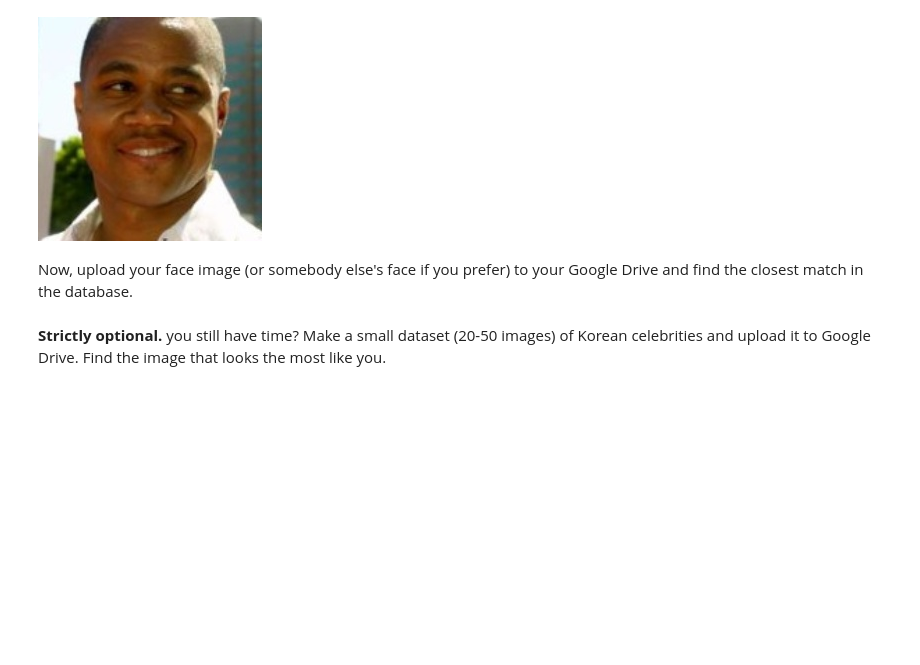
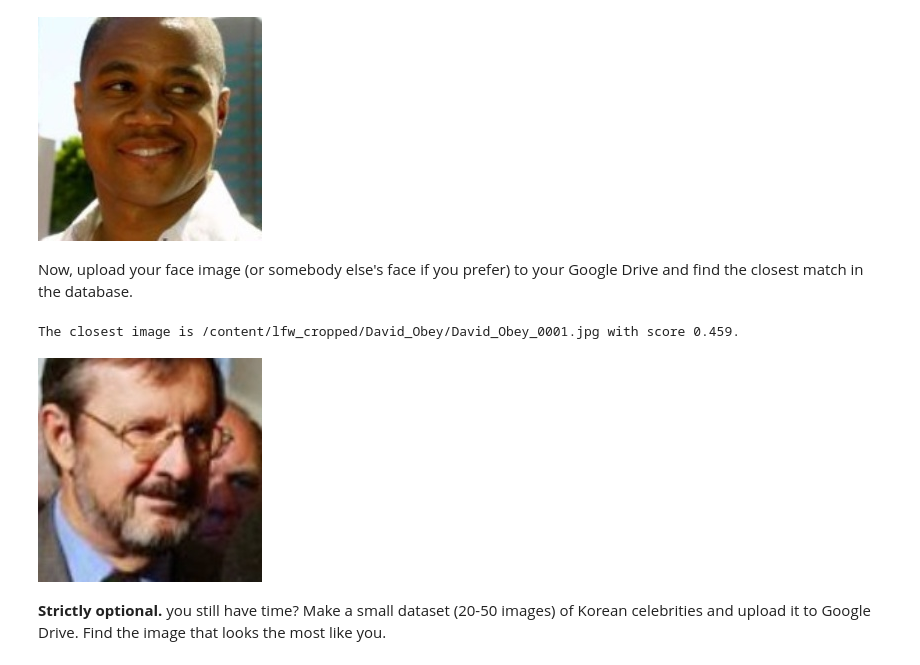
Before and after one commit to qmdnls/lecture-notes, a Jupyter notebook: 2020 Fall/Machine Learning for Visual Understanding/hw1/face_recognition.ipynb, the cells around one changed output. Saved outputs shown, nothing was run; the diff lists cells and outputs as text; code cells hidden in the pictures; blank space fills up the shorter version.

```diff
--- a/2020 Fall/Machine Learning for Visual Understanding/hw1/face_recognition.ipynb
+++ b/2020 Fall/Machine Learning for Visual Understanding/hw1/face_recognition.ipynb
@@ -21,7 +21,7 @@ import os, glob, sys
 drive.mount('/content/drive', force_remount=True)
 
 # path relative to the home folder of Drive
-FOLDER = 'face_recognition' ##### FILL THIS IN #####
+FOLDER = 'University/2020 Fall/Machine Learning for Visual Understanding/hw1/' ##### FILL THIS IN #####
 
 assert os.path.exists(os.path.join('/content/drive/My Drive/',FOLDER,'models')), "[!] Enter valid path to the assignment."
 
@@ -121,3 +114,21 @@ torch.Size([1025])
+# %%
+scores = torch.zeros(len(files))
+
+obama_features = feature1 # more intuitive variable name
+
+##### FIND INDEX OF THE FILE WITH THE HIGHEST SIMILARITY
+
+# compute scores for all images
+for idx, img_path in enumerate(files):
+  # load and crop the image
+  image = image_reader(img_path, crop=False)
+  # extract image features using resnet
+  features = model(image.cuda())
+  # compute cosine similarity with obama's resnet features
+  scores[idx] = torch.nn.functional.cosine_similarity(obama_features, features).item()
+
+# get the index with the highest score
+sim_idx = torch.argmax(scores)
 # %% [markdown]
 Let's see the closest face to Obama's. If your implementation is the same as mine, you should see `The closest image is /content/lfw_cropped/Cuba_Gooding_Jr/Cuba_Gooding_Jr_0001.jpg with score 0.523.`
 # %%
@@ -139,3 +144,32 @@ Now, upload your face image (or somebody else's face if you prefer) to your Goog
+# %%
+base_path = "/content/drive/My Drive/"
+my_img_path = os.path.join(base_path, FOLDER, 'me2.jpg')
+assert os.path.exists(my_img_path), "Image path invalid!"
+
+##### LOAD YOUR IMAGE WITH CROPPING ENABLED
+my_image = image_reader(my_img_path, crop=True, detector=DET)
+
+##### OBTAIN FEATURES
+my_features = model(my_image.cuda())
+
+##### ITERATE THROUGH THE LFW DATASET AND FIND THE CLOSEST MATCH
+for idx, img_path in enumerate(files):
+  # load and crop the image
+  image = image_reader(img_path, crop=False)
+  # extract image features using resnet
+  features = model(image.cuda())
+  # compute cosine similarity with obama's resnet features
+  scores[idx] = torch.nn.functional.cosine_similarity(my_features, features).item()
+
+# get the index with the highest score
+sim_idx = torch.argmax(scores)
+
+# display the most similar image
+print('The closest image is %s with score %.3f.'%(files[sim_idx],scores[sim_idx]))
+Image(filename=files[sim_idx])
+# %% [output]
+The closest image is /content/lfw_cropped/David_Obey/David_Obey_0001.jpg with score 0.459.
+[figure, added]
 # %% [markdown]
 **Strictly optional.** you still have time? Make a small dataset (20-50 images) of Korean celebrities and upload it to Google Drive. Find the image that looks the most like you.
 # %%
```
Also changed, not shown: parts of 6 cells of this notebook.
